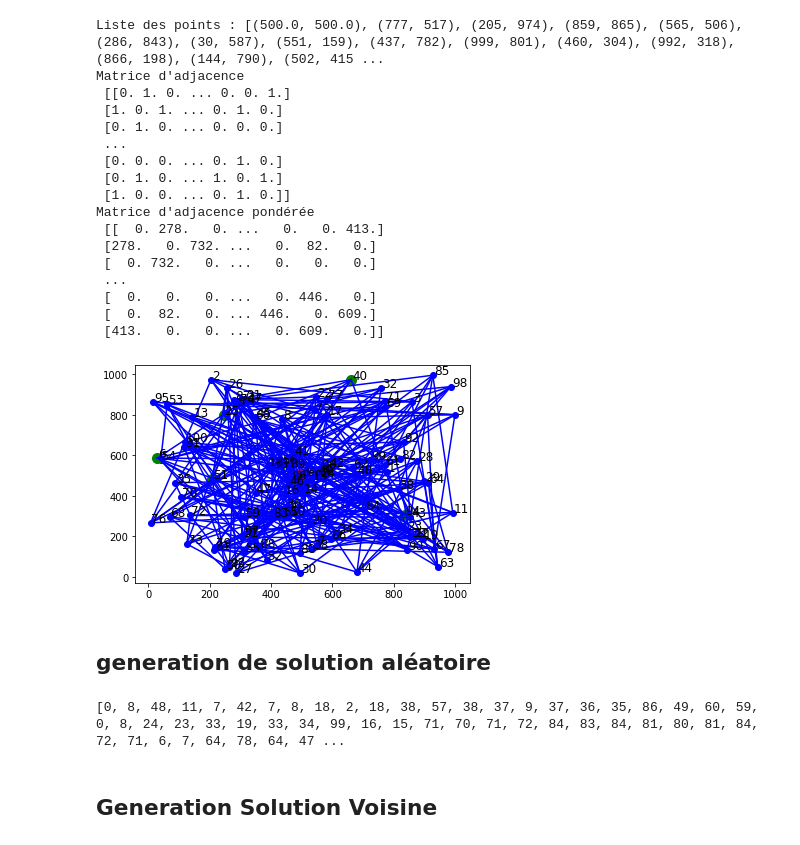
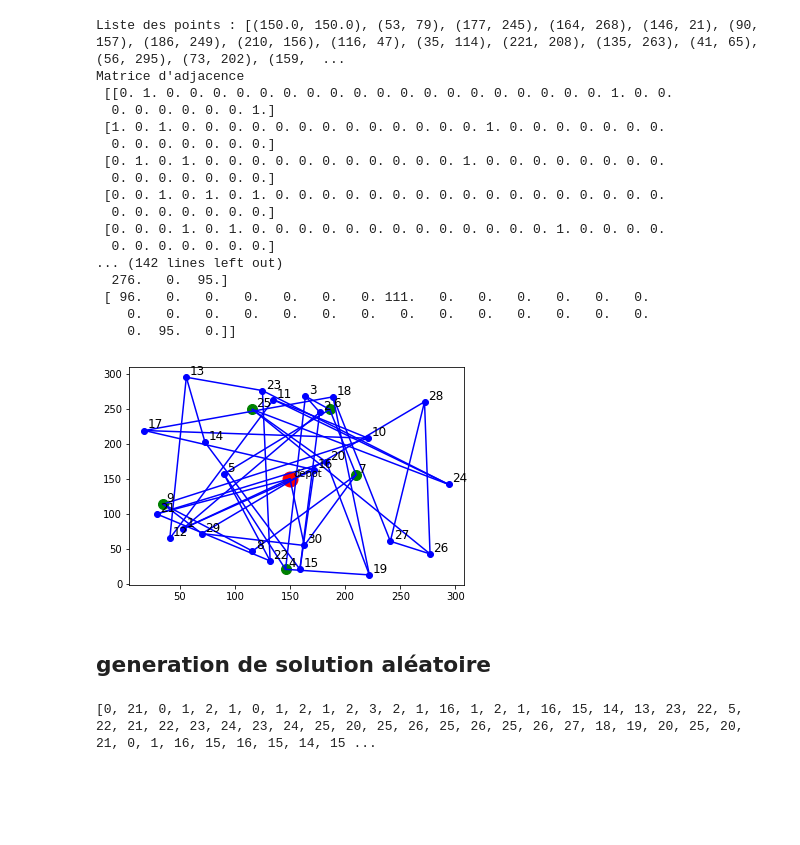
Before and after one commit to R1leMargoulin/projet_ADEME, a Jupyter notebook: Recuit_Simule.ipynb, the cells around one changed output. Cells and saved outputs as stored; diff of their text form; code cells hidden in the pictures; blank space fills up the shorter version.

```diff
--- a/Recuit_Simule.ipynb
+++ b/Recuit_Simule.ipynb
@@ -28,6 +55,7 @@ def plotPoints(pointList):
             plt.plot(pointList[i][0], pointList[i][1],"bo")
             plt.annotate(i, (pointList[i][0]+3, pointList[i][1]+3), fontsize=12)
 #------------------------------------------------------------------------------------
+#fonction pour choisir un nombre de points comme point de livraisons
 def randomPackages(nb, nbPointsMax):
     package = random.sample(range(1, nbPointsMax), nb)
     for i in range(len(package)):
@@ -82,53 +110,53 @@ def TraceLinks(matrix):
         for j in range(len(matrix)):
             if(i>j):
                 if matrix[i][j] > 0:
                     x = (pointList[i][0], pointList[j][0])
                     y = (pointList[i][1], pointList[j][1])
                     plt.plot(x, y,"b", linestyle="solid")
 
 
 #------------------------------------------------------------------------------------
 def ponderation(pointList, matrix):
     for i in range(len(matrix)):
         for j in range(len(matrix)):
             if matrix[i][j] == 1:
                 poids = np.sqrt((pointList[i][0]-pointList[j][0])**2+(pointList[i][1]-pointList[j][1])**2)
                 matrix[i][j] = round(poids)
 
 
 #------------------------------------------------------------------------------------------------------------------------------------
-nbPoints = 100
-nbvoisins = 6
-nbPackages = 8
+nbPoints = 30
+nbvoisins = 3
+nbPackages = 5
 
 pointList = pointGeneration(nbPoints)
 print("Liste des points :", pointList)
 plotPoints(pointList)
 package = randomPackages(nbPackages, nbPoints)
 matrix = makematrix(pointList, nbvoisins)
 print("Matrice d'adjacence \n", matrix)
 ponderation (pointList,matrix)
 print("Matrice d'adjacence pondérée \n", matrix)
 TraceLinks(matrix)
 # %% [output]
-Liste des points : [(500.0, 500.0), (777, 517), (205, 974), (859, 865), (565, 506), (286, 843), (30, 587), (551, 159), (437, 782), (999, 801), (460, 304), (992, 318), (866, 198), (144, 790), (502, 415 ...
+Liste des points : [(150.0, 150.0), (53, 79), (177, 245), (164, 268), (146, 21), (90, 157), (186, 249), (210, 156), (116, 47), (35, 114), (221, 208), (135, 263), (41, 65), (56, 295), (73, 202), (159,  ...
 Matrice d'adjacence
- [[0. 1. 0. ... 0. 0. 1.]
- [1. 0. 1. ... 0. 1. 0.]
- [0. 1. 0. ... 0. 0. 0.]
- ...
- [0. 0. 0. ... 0. 1. 0.]
- [0. 1. 0. ... 1. 0. 1.]
- [1. 0. 0. ... 0. 1. 0.]]
-Matrice d'adjacence pondérée
- [[  0. 278.   0. ...   0.   0. 413.]
- [278.   0. 732. ...   0.  82.   0.]
- [  0. 732.   0. ...   0.   0.   0.]
- ...
- [  0.   0.   0. ...   0. 446.   0.]
- [  0.  82.   0. ... 446.   0. 609.]
- [413.   0.   0. ...   0. 609.   0.]]
+ [[0. 1. 0. 0. 0. 0. 0. 0. 0. 0. 0. 0. 0. 0. 0. 0. 0. 0. 0. 0. 0. 1. 0. 0.
+  0. 0. 0. 0. 0. 0. 1.]
+ [1. 0. 1. 0. 0. 0. 0. 0. 0. 0. 0. 0. 0. 0. 0. 0. 1. 0. 0. 0. 0. 0. 0. 0.
+  0. 0. 0. 0. 0. 0. 0.]
+ [0. 1. 0. 1. 0. 0. 0. 0. 0. 0. 0. 0. 0. 0. 0. 1. 0. 0. 0. 0. 0. 0. 0. 0.
+  0. 0. 0. 0. 0. 0. 0.]
+ [0. 0. 1. 0. 1. 0. 1. 0. 0. 0. 0. 0. 0. 0. 0. 0. 0. 0. 0. 0. 0. 0. 0. 0.
+  0. 0. 0. 0. 0. 0. 0.]
+ [0. 0. 0. 1. 0. 1. 0. 0. 0. 0. 0. 0. 0. 0. 0. 0. 0. 0. 0. 1. 0. 0. 0. 0.
+  0. 0. 0. 0. 0. 0. 0.]
+... (142 lines left out)
+  276.   0.  95.]
+ [ 96.   0.   0.   0.   0.   0.   0. 111.   0.   0.   0.   0.   0.   0.
+    0.   0.   0.   0.   0.   0.   0.   0.   0.   0.   0.   0.   0.   0.
+    0.  95.   0.]]
-[figure, old version]
+[figure, new version]
 # %% [markdown]
 ## generation de solution aléatoire
 # %%
@@ -162,20 +190,7 @@ def solutionLength(solution):
 
     return totalLength
 
-def generatePopulation(matrix,package):
-
-    population = []
-    for i in range(100):
-
-        population.append(generateSolution(matrix,package))
-        #print(population[i])
-        #print(solutionLength(population[i]))
-
-    return population
-
 UniqueRandomSolution = generateSolution(matrix, package)
 print(UniqueRandomSolution)
 # %% [output]
-[0, 8, 48, 11, 7, 42, 7, 8, 18, 2, 18, 38, 57, 38, 37, 9, 37, 36, 35, 86, 49, 60, 59, 0, 8, 24, 23, 33, 19, 33, 34, 99, 16, 15, 71, 70, 71, 72, 84, 83, 84, 81, 80, 81, 84, 72, 71, 6, 7, 64, 78, 64, 47 ...
+[0, 21, 0, 1, 2, 1, 0, 1, 2, 1, 2, 3, 2, 1, 16, 1, 2, 1, 16, 15, 14, 13, 23, 22, 5, 22, 21, 22, 23, 24, 23, 24, 25, 20, 25, 26, 25, 26, 25, 26, 27, 18, 19, 20, 25, 20, 21, 0, 1, 16, 15, 16, 15, 14, 15 ...
-# %% [markdown]
-## Generation Solution Voisine
```
Also changed, not shown: parts of 14 cells of this notebook.
